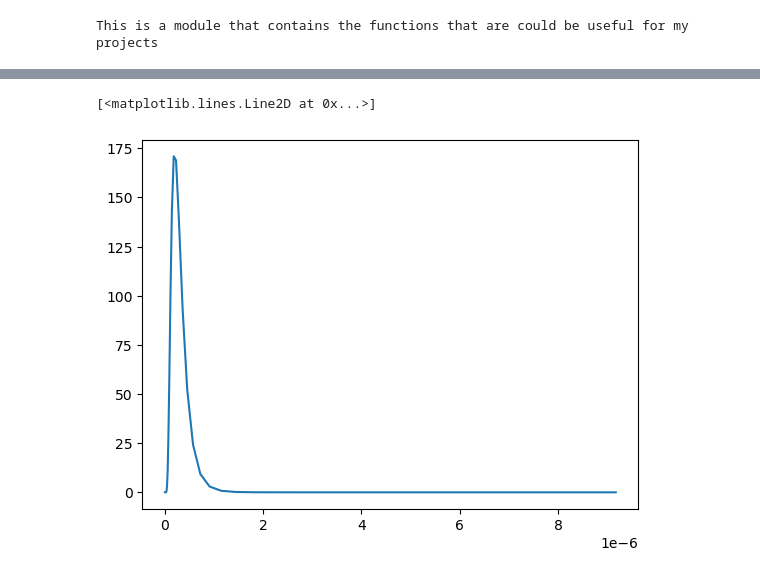
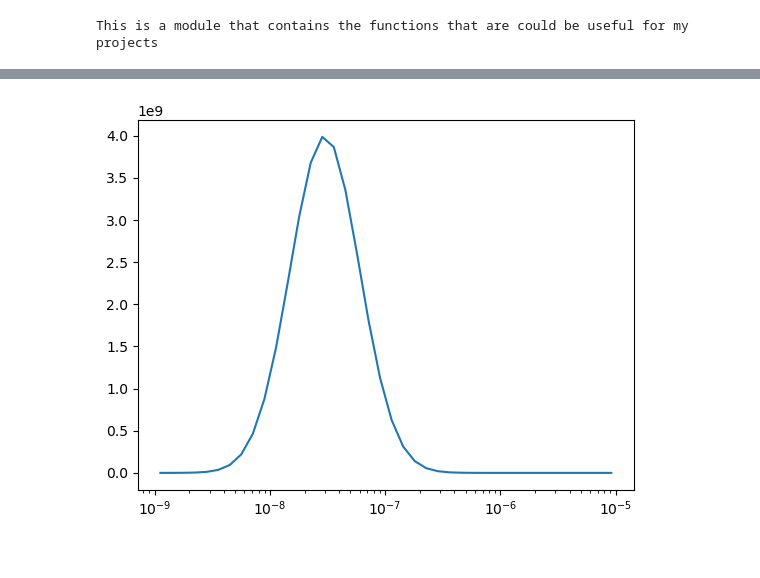
Before and after one commit to masoud-akbarzadeh/aerosol_clouds_class, a Jupyter notebook: hw3_aerosol_physics/hw_3_aero_general_dyn_eqn.ipynb, the cells around one changed output, grey strips where cells are left out. Cells and saved outputs as stored; diff of their text form; code cells hidden in the pictures.

```diff
--- a/hw3_aerosol_physics/hw_3_aero_general_dyn_eqn.ipynb
+++ b/hw3_aerosol_physics/hw_3_aero_general_dyn_eqn.ipynb
@@ -262,12 +274,12 @@ def k_coag(d_p_1, d_p_2, temp=temperature_std, rho_1=1000, rho_2=1000):  #
     k_coag_fuchs = 2 * np.pi * (dp_1_np + dp_2_np) * (d_diff1 + d_diff2) / denominator
     return k_coag_fuchs
 # %%
-def bins_generator_dp(bins_number: int, d_p_min: float, d_p_max: float):
+def bins_generator_dp(bins_number_input : int, d_p_min_input : float, d_p_max_input: float):
     # This function generates the lower limits of the bins for the particle diameter
     # bins_number is the number of bins
     # d_p_min is the minimum particle diameter in meters
     # d_p_max is the maximum particle diameter in meters
-    bins_lower_generated = np.geomspace(1e-9, 10.3e-6, bin_number + 1)
+    bins_lower_generated = np.geomspace(d_p_min_input, d_p_max_input, bins_number_input + 1)
     bins_upper_generated = bins_lower_generated[1:]
     bins_lower_generated = bins_lower_generated[:-1]
     bins_g_mean_generated = np.sqrt(bins_lower_generated * bins_upper_generated)  # geometric mean
@@ -397,14 +422,21 @@ def simulation_general_dynamic_equation(
 # %%
-# all diameters are in nm
-S_g = 1.7 # standard deviation of the lognormal distribution
-N = 1000 # number of particles in the distribution (cm^-3)
-D_pg = 200e-9 # geometric mean diameter (nm)
+# Urban aerosol distribution numbered as 1
+S_g_1 = 2 # standard deviation of the lognormal distribution
+N_1 = 30000 * 1e6 # number of particles in the distribution from (cm^-3) to (m^-3)
+D_pg_1 = 30e-9 # geometric mean diameter (nm) to (m)
+
+# Local pollution aerosol distribution numbered as 2
+S_g_2 = 2 # standard deviation of the lognormal distribution
+N_2 = 3000 * 1e6 # number of particles in the distribution from (cm^-3) to (m^-3)
+D_pg_2 = 200e-9 # geometric mean diameter (nm) to (m)
 
 bin_number = 40
 dp_min = 1E-9
 dp_max = 10.3E-6
 
+
 Dp = bins_generator_dp_g_mean(bins_number=bin_number, d_p_min=dp_min, d_p_max=dp_max)
-dN_dDp = N/(np.sqrt(2*np.pi)*np.log(S_g)*Dp)*np.exp(-(np.log(Dp/D_pg))**2/(2*(np.log(S_g))**2))
-N = dN_dDp * (bins_generator_dp_upper(bins_number=bin_number, d_p_min=dp_min, d_p_max=dp_max) -
-              bins_generator_dp_lower(bins_number=bin_number, d_p_min=dp_min, d_p_max=dp_max))
+dN_dDp_1 = N_1 / (np.sqrt(2 * np.pi) * np.log(S_g_1) * Dp) * np.exp(-(np.log(Dp / D_pg_1)) ** 2 / (2 * (np.log(S_g_1)) ** 2))
+number_in_bins_1 = dN_dDp_1 * (bins_generator_dp_upper(bins_number=bin_number, d_p_min=dp_min, d_p_max=dp_max) -
+                bins_generator_dp_lower(bins_number=bin_number, d_p_min=dp_min, d_p_max=dp_max))
+mass_in_bins_1 = dp_to_mp(number_in_bins_1)
@@ -411,6 +455,6 @@ N = dN_dDp * (bins_generator_dp_upper(bins_number=bin_number, d_p_min=dp_min, d_
 # %%
 # plot the distribution
-plt.plot(Dp, N)
+plt.plot(Dp, number_in_bins_1)
+plt.xscale('log')
 # %% [output]
-[<matplotlib.lines.Line2D at 0x...>]
-[figure, old version]
+[figure, new version]
```
Also changed, not shown: parts of 16 cells of this notebook.
